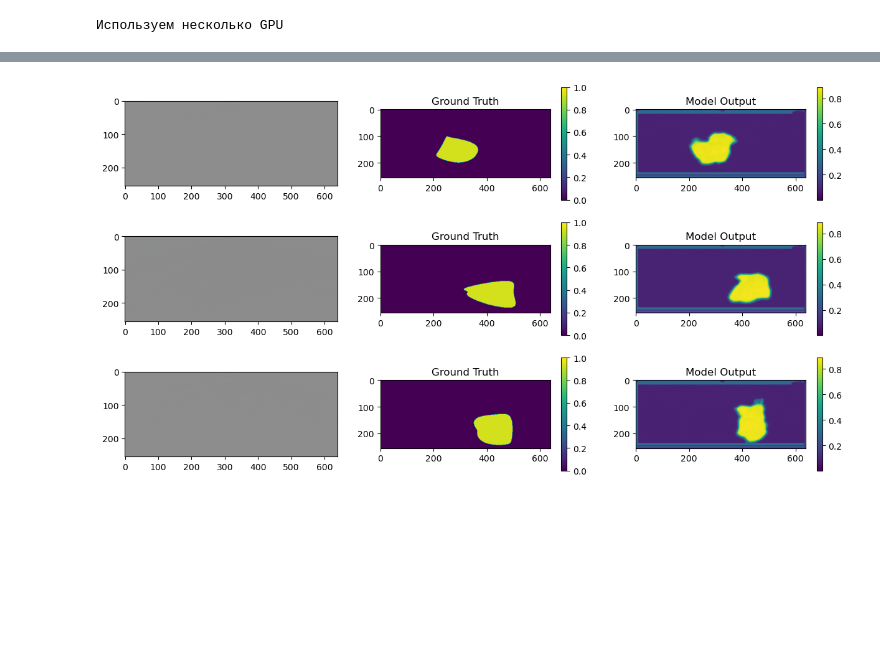
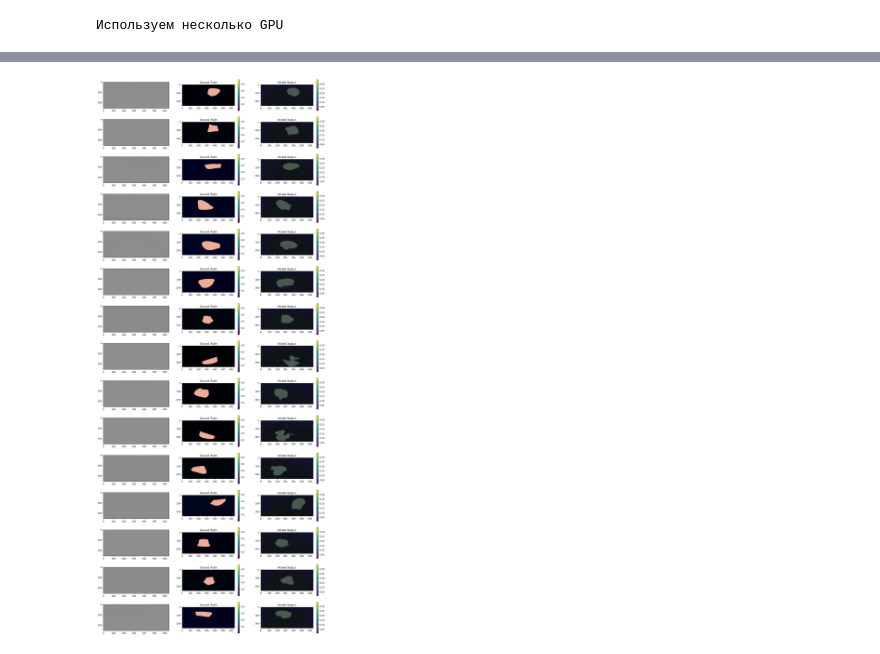
Before and after one commit to anyperc3nt/vision_seismic, a Jupyter notebook: Unet/notebook.ipynb, the cells around one changed output, grey strips where cells are left out. Drawn from its saved outputs; the diff is of its cells as text; code cells hidden in the pictures; blank space fills up the shorter version.

```diff
--- a/Unet/notebook.ipynb
+++ b/Unet/notebook.ipynb
@@ -64,7 +69,7 @@ random_idx = random.randint(0, len(val_dataset) - 1)
 image, target = train_dataset[random_idx]
 
 image_np = tensor_to_image(image.squeeze(0))[:,:,:]   # Оригинальное изображение
-target_np = tensor_to_image(target.squeeze(0))[:,:,0] # Оригинальный таргет
+target_np = tensor_to_image(target.squeeze(0))[:,:,:] # Оригинальный таргет
 
 # Рисуем результат
 plt.figure(figsize=(15, 8))
@@ -139,34 +144,36 @@ Validation Loss: 0.1004
 # model.load_state_dict(torch.load("models/best_model.pth"))
 # model.to(device)
 # %%
-plt.figure(figsize=(15, 8))
-for i in range(3):
+num_samples = 15
+
+plt.figure(figsize=(18, int(9*num_samples/3)))
+for i in range(num_samples):
     random_idx = random.randint(0, len(val_dataset) - 1)
 
     image, target = val_dataset[random_idx]
     image, target = image.unsqueeze(0).to(device).to(dtype=torch.float32), target.unsqueeze(0).to(device).to(dtype=torch.float32)  # Добавляем batch dim
 
     model.eval()
     with torch.no_grad():
         output = model(image)
 
     image_np = tensor_to_image(image.squeeze(0))[:,:,:]   # Оригинальное изображение
     target_np = tensor_to_image(target.squeeze(0))[:,:,:] # Оригинальный таргет
     output_np = tensor_to_image(output.squeeze(0))[:,:,:] # Предсказание модели
 
     # Рисуем результат
 
-    plt.subplot(3, 3, 1+3*(i))
+    plt.subplot(num_samples, 3, 1+3*(i))
     plt.imshow(image_np)
     #show_seism_log_RGB(image_np)
-    plt.subplot(3, 3, 2+3*(i))
-    plt.imshow(target_np[:,:,0])
+    plt.subplot(num_samples, 3, 2+3*(i))
+    plt.imshow(target_np[:,:,:])#, interpolation='none')
     plt.colorbar()
     plt.title("Ground Truth")
-    plt.subplot(3, 3, 3+3*(i))
-    plt.imshow(output_np[:,:,0])
+    plt.subplot(num_samples, 3, 3+3*(i))
+    plt.imshow(output_np[:,:,:])#, interpolation='none')
     plt.colorbar()
     plt.title("Model Output")
 plt.show()
 # %% [output]
-[figure, old version]
+[figure, new version]
```
Also changed, not shown: parts of 3 cells of this notebook, 5 other files.
